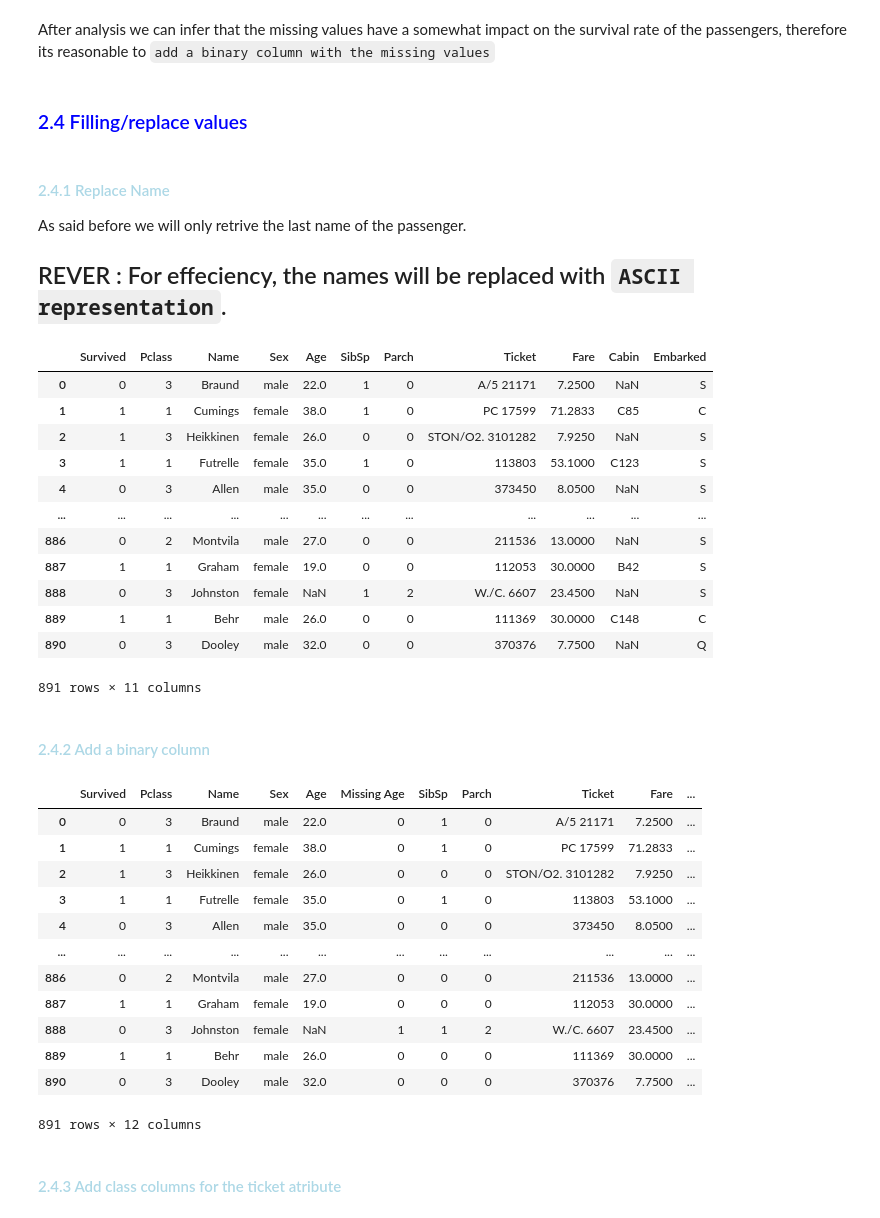
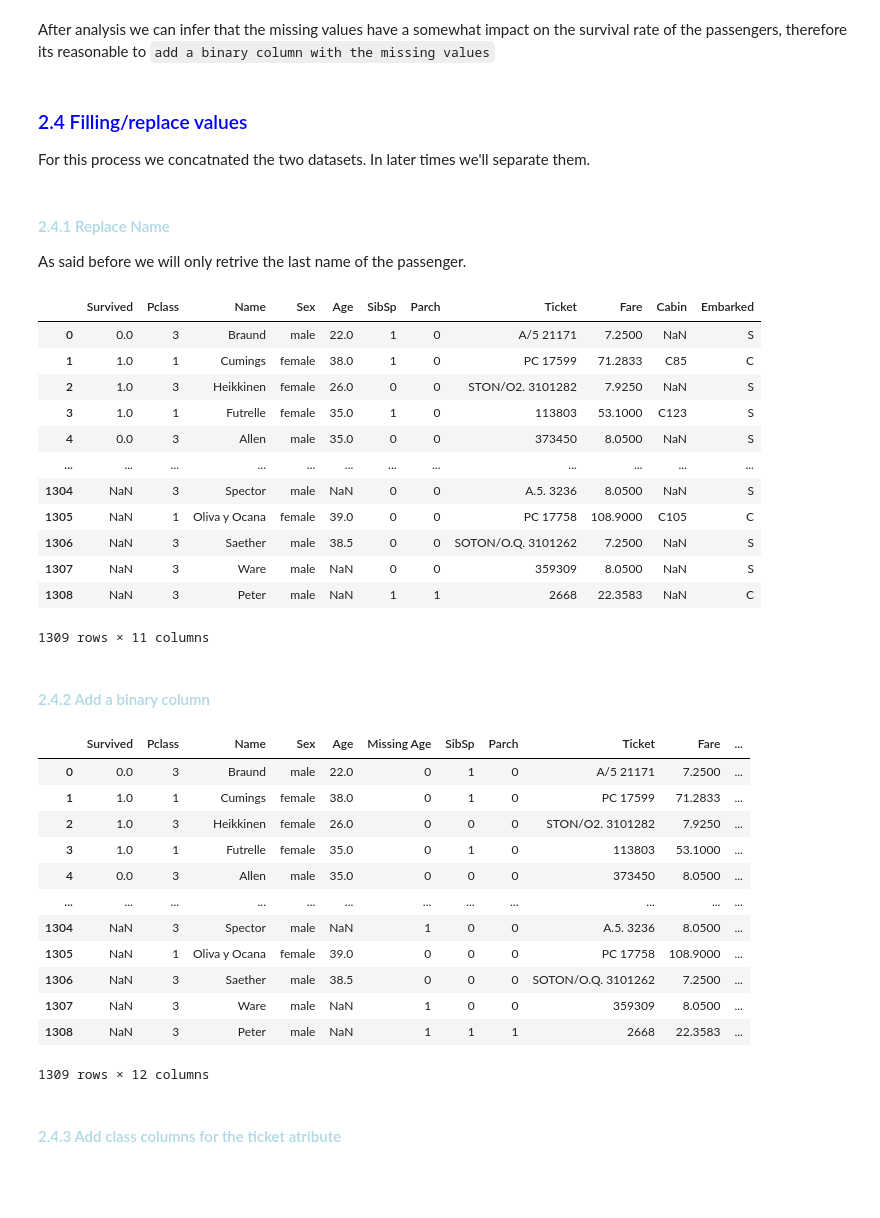
Before and after one commit to miguel-c05/Titanic-Survivability-Prediction, a Jupyter notebook: notebook.ipynb, the cells around one changed output. Drawn from its saved outputs; the diff is of its cells as text; code cells hidden in the pictures; blank space fills up the shorter version.

```diff
--- a/notebook.ipynb
+++ b/notebook.ipynb
@@ -216,38 +216,41 @@ display(missing_values_for_output(data))
 After analysis we can infer that the missing values have a somewhat impact on the survival rate of the passengers, therefore its reasonable to `` add a binary column with the missing values ``
 # %% [markdown]
 ### <font style="font-size: 40px; color: blue;">2.4 Filling/replace values</font>
+
+For this process we concatnated the two datasets. In later times we'll separate them.
+# %%
+"""concat the train and test data"""
+data = pd.concat([pd.read_csv('train.csv'), pd.read_csv('test.csv')], ignore_index=True)
 # %% [markdown]
 #### <font style="font-size: 35px; color: lightblue;">2.4.1 Replace Name </font>
 As said before we will only retrive the last name of the passenger.
-## REVER : For effeciency, the names will be replaced with ``ASCII representation``.
 # %%
 def turn_name_col_into_ASCII(df: pd.DataFrame, column:str ) -> None:
     """
     the objective of the func is to retrieve the last name of the passengers then convert the name column to ASCII format.
     """
 
     df[column] = df[column].apply(lambda x: x.split(',')[0])# select the last name of the passenger
     """df[column] = df[column].apply(lambda x: ''.join(str(ord(c)) for c in x))# convert the name to ASCII format"""
     return df
 
-data = pd.DataFrame(pd.read_csv('train.csv'))
 data.drop(columns=['PassengerId'], inplace=True)
 turn_name_col_into_ASCII(data, 'Name')
 display(data)
 # %% [output]
 |  | Survived | Pclass | Name | Sex | Age | SibSp | Parch | Ticket | Fare | Cabin | Embarked |
-| 0 | 0 | 3 | Braund | male | 22.0 | 1 | 0 | A/5 21171 | 7.2500 | NaN | S |
-| 1 | 1 | 1 | Cumings | female | 38.0 | 1 | 0 | PC 17599 | 71.2833 | C85 | C |
-| 2 | 1 | 3 | Heikkinen | female | 26.0 | 0 | 0 | STON/O2. 3101282 | 7.9250 | NaN | S |
-| 3 | 1 | 1 | Futrelle | female | 35.0 | 1 | 0 | 113803 | 53.1000 | C123 | S |
-| 4 | 0 | 3 | Allen | male | 35.0 | 0 | 0 | 373450 | 8.0500 | NaN | S |
+| 0 | 0.0 | 3 | Braund | male | 22.0 | 1 | 0 | A/5 21171 | 7.2500 | NaN | S |
+| 1 | 1.0 | 1 | Cumings | female | 38.0 | 1 | 0 | PC 17599 | 71.2833 | C85 | C |
+| 2 | 1.0 | 3 | Heikkinen | female | 26.0 | 0 | 0 | STON/O2. 3101282 | 7.9250 | NaN | S |
+| 3 | 1.0 | 1 | Futrelle | female | 35.0 | 1 | 0 | 113803 | 53.1000 | C123 | S |
+| 4 | 0.0 | 3 | Allen | male | 35.0 | 0 | 0 | 373450 | 8.0500 | NaN | S |
 | ... | ... | ... | ... | ... | ... | ... | ... | ... | ... | ... | ... |
-| 886 | 0 | 2 | Montvila | male | 27.0 | 0 | 0 | 211536 | 13.0000 | NaN | S |
-| 887 | 1 | 1 | Graham | female | 19.0 | 0 | 0 | 112053 | 30.0000 | B42 | S |
-| 888 | 0 | 3 | Johnston | female | NaN | 1 | 2 | W./C. 6607 | 23.4500 | NaN | S |
-| 889 | 1 | 1 | Behr | male | 26.0 | 0 | 0 | 111369 | 30.0000 | C148 | C |
-| 890 | 0 | 3 | Dooley | male | 32.0 | 0 | 0 | 370376 | 7.7500 | NaN | Q |
+| 1304 | NaN | 3 | Spector | male | NaN | 0 | 0 | A.5. 3236 | 8.0500 | NaN | S |
+| 1305 | NaN | 1 | Oliva y Ocana | female | 39.0 | 0 | 0 | PC 17758 | 108.9000 | C105 | C |
+| 1306 | NaN | 3 | Saether | male | 38.5 | 0 | 0 | SOTON/O.Q. 3101262 | 7.2500 | NaN | S |
+| 1307 | NaN | 3 | Ware | male | NaN | 0 | 0 | 359309 | 8.0500 | NaN | S |
+| 1308 | NaN | 3 | Peter | male | NaN | 1 | 1 | 2668 | 22.3583 | NaN | C |
-891 rows × 11 columns
+1309 rows × 11 columns
 # %% [markdown]
 #### <font style="font-size: 35px; color: lightblue;">2.4.2 Add a binary column </font>
 # %%
@@ -269,18 +272,18 @@ data.drop(columns=['Cabin'], inplace=True)
 display(data)
 # %% [output]
 |  | Survived | Pclass | Name | Sex | Age | Missing Age | SibSp | Parch | Ticket | Fare | ... |
-| 0 | 0 | 3 | Braund | male | 22.0 | 0 | 1 | 0 | A/5 21171 | 7.2500 | ... |
-| 1 | 1 | 1 | Cumings | female | 38.0 | 0 | 1 | 0 | PC 17599 | 71.2833 | ... |
-| 2 | 1 | 3 | Heikkinen | female | 26.0 | 0 | 0 | 0 | STON/O2. 3101282 | 7.9250 | ... |
-| 3 | 1 | 1 | Futrelle | female | 35.0 | 0 | 1 | 0 | 113803 | 53.1000 | ... |
-| 4 | 0 | 3 | Allen | male | 35.0 | 0 | 0 | 0 | 373450 | 8.0500 | ... |
+| 0 | 0.0 | 3 | Braund | male | 22.0 | 0 | 1 | 0 | A/5 21171 | 7.2500 | ... |
+| 1 | 1.0 | 1 | Cumings | female | 38.0 | 0 | 1 | 0 | PC 17599 | 71.2833 | ... |
+| 2 | 1.0 | 3 | Heikkinen | female | 26.0 | 0 | 0 | 0 | STON/O2. 3101282 | 7.9250 | ... |
+| 3 | 1.0 | 1 | Futrelle | female | 35.0 | 0 | 1 | 0 | 113803 | 53.1000 | ... |
+| 4 | 0.0 | 3 | Allen | male | 35.0 | 0 | 0 | 0 | 373450 | 8.0500 | ... |
 | ... | ... | ... | ... | ... | ... | ... | ... | ... | ... | ... | ... |
-| 886 | 0 | 2 | Montvila | male | 27.0 | 0 | 0 | 0 | 211536 | 13.0000 | ... |
-| 887 | 1 | 1 | Graham | female | 19.0 | 0 | 0 | 0 | 112053 | 30.0000 | ... |
-| 888 | 0 | 3 | Johnston | female | NaN | 1 | 1 | 2 | W./C. 6607 | 23.4500 | ... |
-| 889 | 1 | 1 | Behr | male | 26.0 | 0 | 0 | 0 | 111369 | 30.0000 | ... |
-| 890 | 0 | 3 | Dooley | male | 32.0 | 0 | 0 | 0 | 370376 | 7.7500 | ... |
+| 1304 | NaN | 3 | Spector | male | NaN | 1 | 0 | 0 | A.5. 3236 | 8.0500 | ... |
+| 1305 | NaN | 1 | Oliva y Ocana | female | 39.0 | 0 | 0 | 0 | PC 17758 | 108.9000 | ... |
+| 1306 | NaN | 3 | Saether | male | 38.5 | 0 | 0 | 0 | SOTON/O.Q. 3101262 | 7.2500 | ... |
+| 1307 | NaN | 3 | Ware | male | NaN | 1 | 0 | 0 | 359309 | 8.0500 | ... |
+| 1308 | NaN | 3 | Peter | male | NaN | 1 | 1 | 1 | 2668 | 22.3583 | ... |
-891 rows × 12 columns
+1309 rows × 12 columns
 # %% [markdown]
 #### <font style="font-size: 35px; color: lightblue;">2.4.3 Add class columns for the ticket atribute  </font>
 # %%
```
Also changed, not shown: parts of 8 cells of this notebook, 2 other files.
